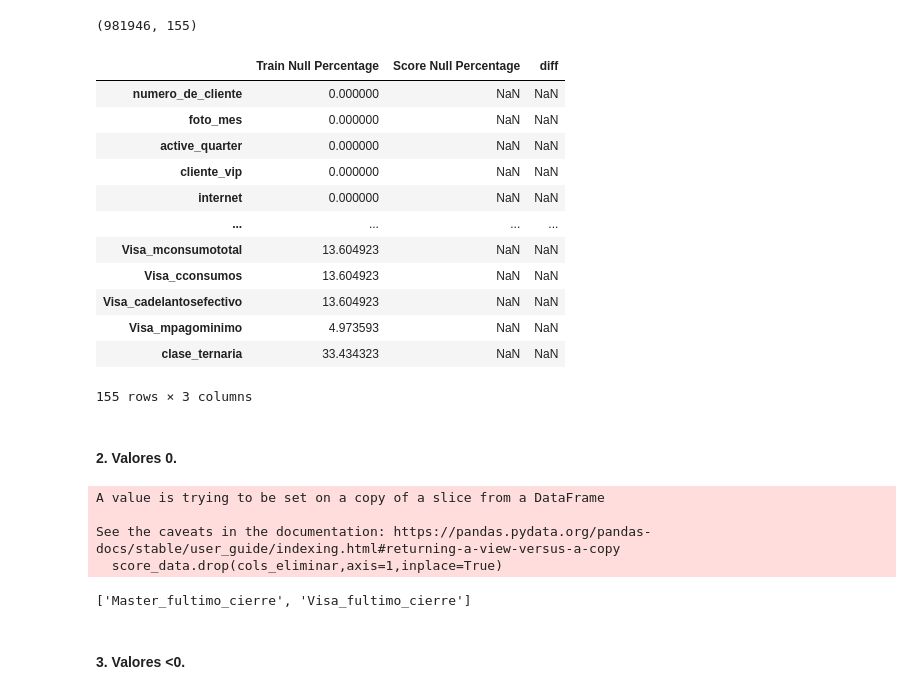
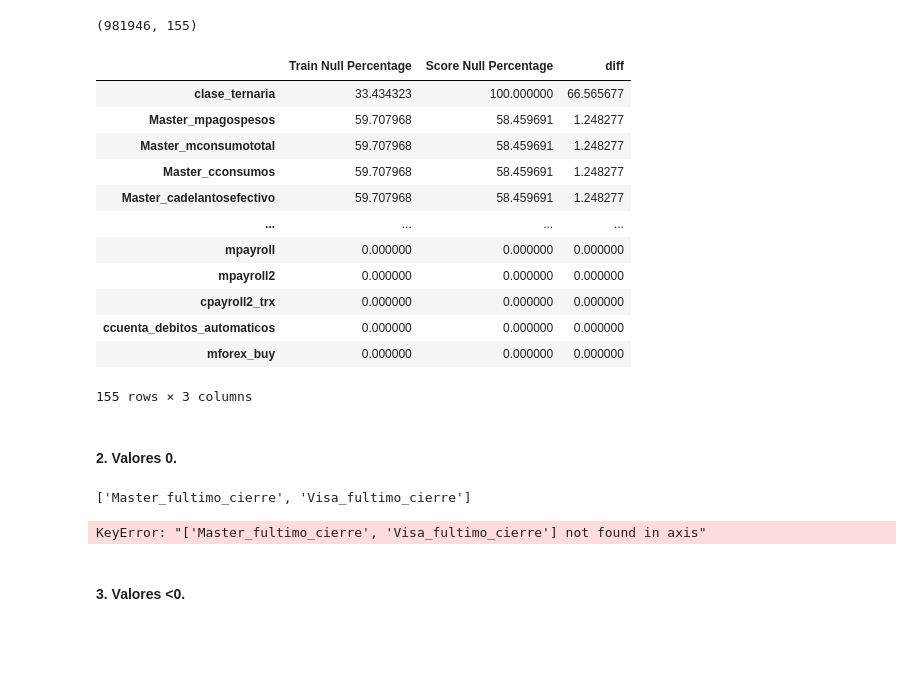
Before and after one commit to ingceciliaconde/dmeyf2024, a Jupyter notebook: Competencia_02/C02_2_pre_procesamiento.ipynb, the cells around one changed output. Drawn from its saved outputs; the diff is of its cells as text; code cells hidden in the pictures; blank space fills up the shorter version.

Commit message:
actualizaciones minimas para correr data quality

```diff
--- a/Competencia_02/C02_2_pre_procesamiento.ipynb
+++ b/Competencia_02/C02_2_pre_procesamiento.ipynb
@@ -203,31 +203,32 @@ data.shape
 (981946, 155)
 # %%
 #a. Evaluamos.
-train_data = data[data['foto_mes'].isin(mes_train)]
-score_data = data[data['foto_mes'] == mes_test]
+train_data = data[data['foto_mes'].isin(mes_train)] #train_data = data[data['foto_mes']= 202104]
+#score_data = data[data['foto_mes'] == mes_test]
+score_data = data[data['foto_mes']==202106]
 
 train_null_percentage = train_data.isnull().mean() * 100
 score_null_percentage = score_data.isnull().mean() * 100
 
 comparison_df = pd.DataFrame({'Train Null Percentage': train_null_percentage, 'Score Null Percentage': score_null_percentage})
 comparison_df['diff'] = (comparison_df['Score Null Percentage'] - comparison_df['Train Null Percentage']).abs()
 
 comparison_df_sorted = comparison_df.sort_values('diff', ascending=False)
 
 comparison_df_sorted
 # %% [output]
 |  | Train Null Percentage | Score Null Percentage | diff |
-| numero_de_cliente | 0.000000 | NaN | NaN |
-| foto_mes | 0.000000 | NaN | NaN |
-| active_quarter | 0.000000 | NaN | NaN |
-| cliente_vip | 0.000000 | NaN | NaN |
-| internet | 0.000000 | NaN | NaN |
+| clase_ternaria | 33.434323 | 100.000000 | 66.565677 |
+| Master_mpagospesos | 59.707968 | 58.459691 | 1.248277 |
+| Master_mconsumototal | 59.707968 | 58.459691 | 1.248277 |
+| Master_cconsumos | 59.707968 | 58.459691 | 1.248277 |
+| Master_cadelantosefectivo | 59.707968 | 58.459691 | 1.248277 |
 | ... | ... | ... | ... |
-| Visa_mconsumototal | 13.604923 | NaN | NaN |
-| Visa_cconsumos | 13.604923 | NaN | NaN |
-| Visa_cadelantosefectivo | 13.604923 | NaN | NaN |
-| Visa_mpagominimo | 4.973593 | NaN | NaN |
-| clase_ternaria | 33.434323 | NaN | NaN |
+| mpayroll | 0.000000 | 0.000000 | 0.000000 |
+| mpayroll2 | 0.000000 | 0.000000 | 0.000000 |
+| cpayroll2_trx | 0.000000 | 0.000000 | 0.000000 |
+| ccuenta_debitos_automaticos | 0.000000 | 0.000000 | 0.000000 |
+| mforex_buy | 0.000000 | 0.000000 | 0.000000 |
 155 rows × 3 columns
 # %% [markdown]
 #### 2. Valores 0.
@@ -243,19 +244,17 @@ diff_zero_percentage_sorted = comparison_df_zero.sort_values('diff_zero_percenta
 # %%
 #b. Decidimos eliminar aquellas columnas con un gran cambio en la cantidad de 0 en el mes test.
 cols_eliminar = list(diff_zero_percentage_sorted[(diff_zero_percentage_sorted["diff_zero_percentage"] > 5)&(diff_zero_percentage_sorted["Score Zero Percentage"]>diff_zero_percentage_sorted["Train Zero Percentage"])].index)
-data.drop(cols_eliminar,axis=1,inplace=True)
 
-train_data.drop(cols_eliminar,axis=1,inplace=True)
-score_data.drop(cols_eliminar,axis=1,inplace=True)
+print(cols_eliminar)
 # %% [output]
-A value is trying to be set on a copy of a slice from a DataFrame
-
-See the caveats in the documentation: https://pandas.pydata.org/pandas-docs/stable/user_guide/indexing.html#returning-a-view-versus-a-copy
-  score_data.drop(cols_eliminar,axis=1,inplace=True)
+['Master_fultimo_cierre', 'Visa_fultimo_cierre']
-# %%
-print(cols_eliminar)
-# %% [output]
-['Master_fultimo_cierre', 'Visa_fultimo_cierre']
+# %%
+#eliminar columnas
+data.drop(cols_eliminar,axis=1,inplace=True)
+train_data.drop(cols_eliminar,axis=1,inplace=True)
+score_data.drop(cols_eliminar,axis=1,inplace=True)
+# %% [output]
+KeyError: "['Master_fultimo_cierre', 'Visa_fultimo_cierre'] not found in axis"
 # %% [markdown]
 #### 3. Valores <0.
 # %%
```
Also changed, not shown: parts of 9 cells of this notebook, 3 other files.
